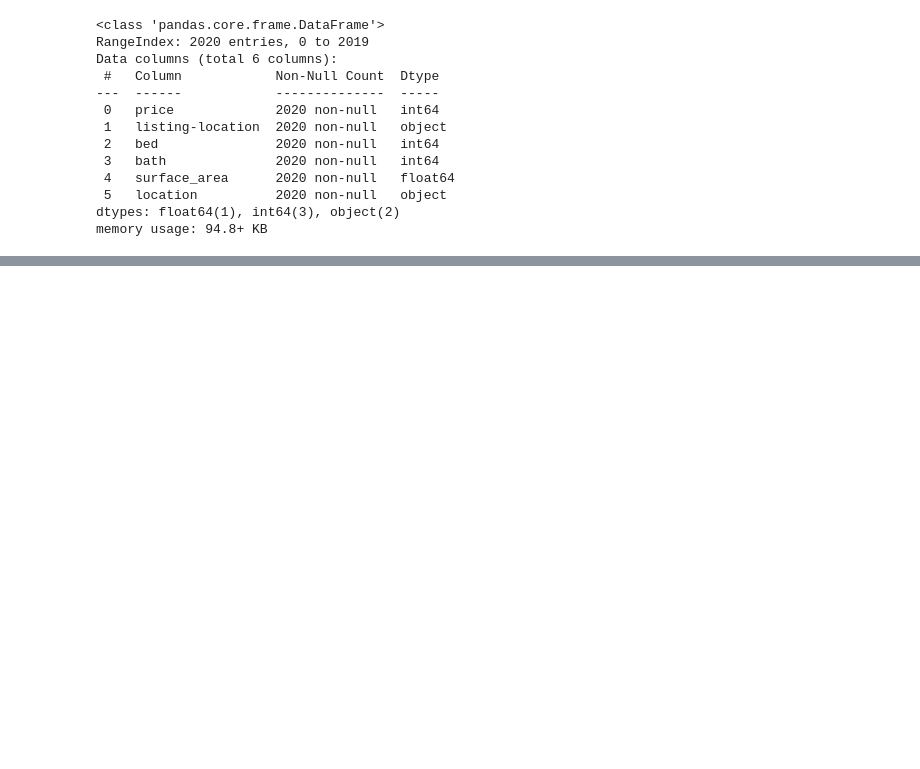
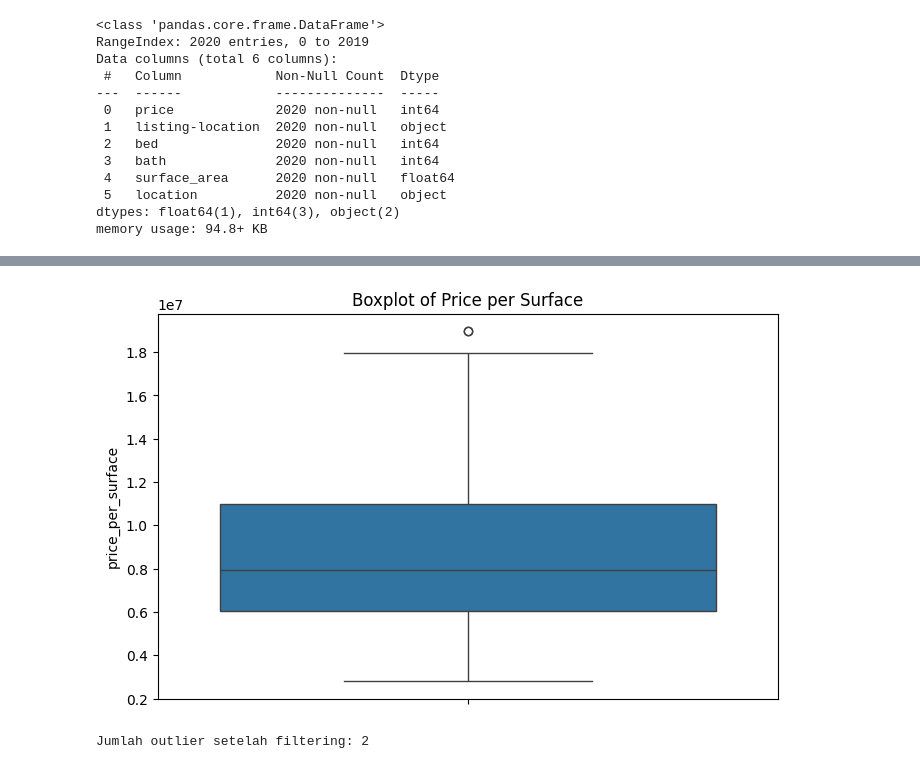
Before and after one commit to piezzy/yogyakarta-house-price-ml, a Jupyter notebook: main.ipynb, the cells around one changed output, grey strips where cells are left out. Cells and saved outputs as stored; diff of their text form; code cells hidden in the pictures; blank space fills up the shorter version.

```diff
--- a/main.ipynb
+++ b/main.ipynb
@@ -206,0 +352,19 @@ plt.show()
+# %%
+plt.figure(figsize=(8,5))
+sns.boxplot(data=df3, y='price_per_surface')
+plt.title("Boxplot of Price per Surface")
+plt.show()
+# %% [output]
+[figure, added]
+# %%
+Q1 = df3['price_per_surface'].quantile(0.25)
+Q3 = df3['price_per_surface'].quantile(0.75)
+IQR = Q3 - Q1
+
+lower_bound = Q1 - 1.5 * IQR
+upper_bound = Q3 + 1.5 * IQR
+
+outliers = df3[(df3['price_per_surface'] < lower_bound) | (df3['price_per_surface'] > upper_bound)]
+print(f"Jumlah outlier setelah filtering: {outliers.shape[0]}")
+# %% [output]
+Jumlah outlier setelah filtering: 2
```
Also changed, not shown: parts of 25 cells of this notebook, 2 other files.
